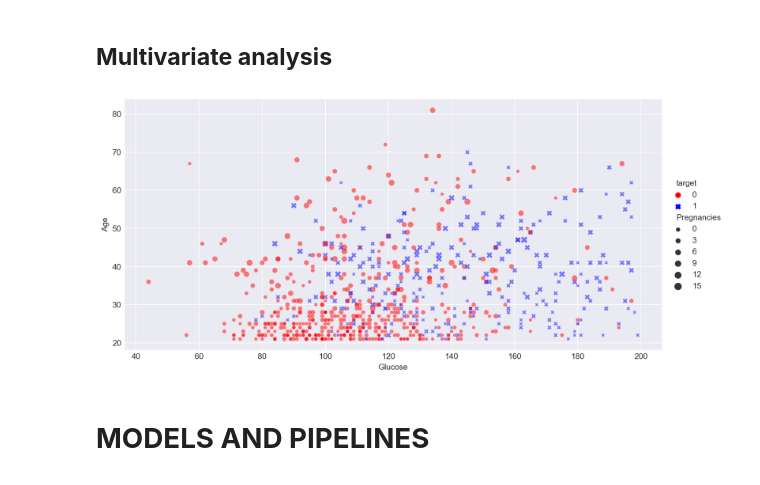
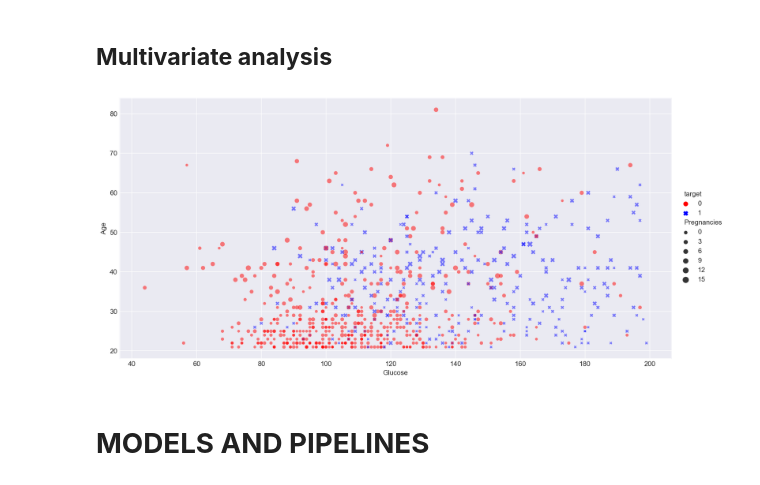
Before and after one commit to afzalmp40/ML-Basic, a Jupyter notebook: Supervised/Classification/pima diabetes using pipelines/PIMA diabetes using pipelines.ipynb, the cells around one changed output. Drawn from its saved outputs; the diff is of its cells as text; code cells hidden in the pictures.

```diff
--- a/Supervised/Classification/pima diabetes using pipelines/PIMA diabetes using pipelines.ipynb
+++ b/Supervised/Classification/pima diabetes using pipelines/PIMA diabetes using pipelines.ipynb
@@ -478,21 +478,19 @@ for col in df.drop(columns=['target','Pregnancies'], axis=1).columns:
 # %% [markdown]
 ## **Multivariate analysis**
 # %%
-#sns.set_theme(style="ticks")
-
 plot=sns.relplot(
     data=df,
     x='Glucose',
     y='Age',
     size='Pregnancies',
     hue='target',
     style='target',
-    aspect=2, height=5, alpha=0.5, palette={0:'red', 1:'blue'}
+    aspect=2, height=6, alpha=0.5, palette={0:'red', 1:'blue'}
 )
 
-plot.fig.dpi=180
+plot.fig.dpi=160
 # %% [output]
-[figure, old version]
+[figure, new version]
 # %% [markdown]
 # **MODELS AND PIPELINES**
 # %% [markdown]
```
Also changed, not shown: parts of 4 cells of this notebook.
